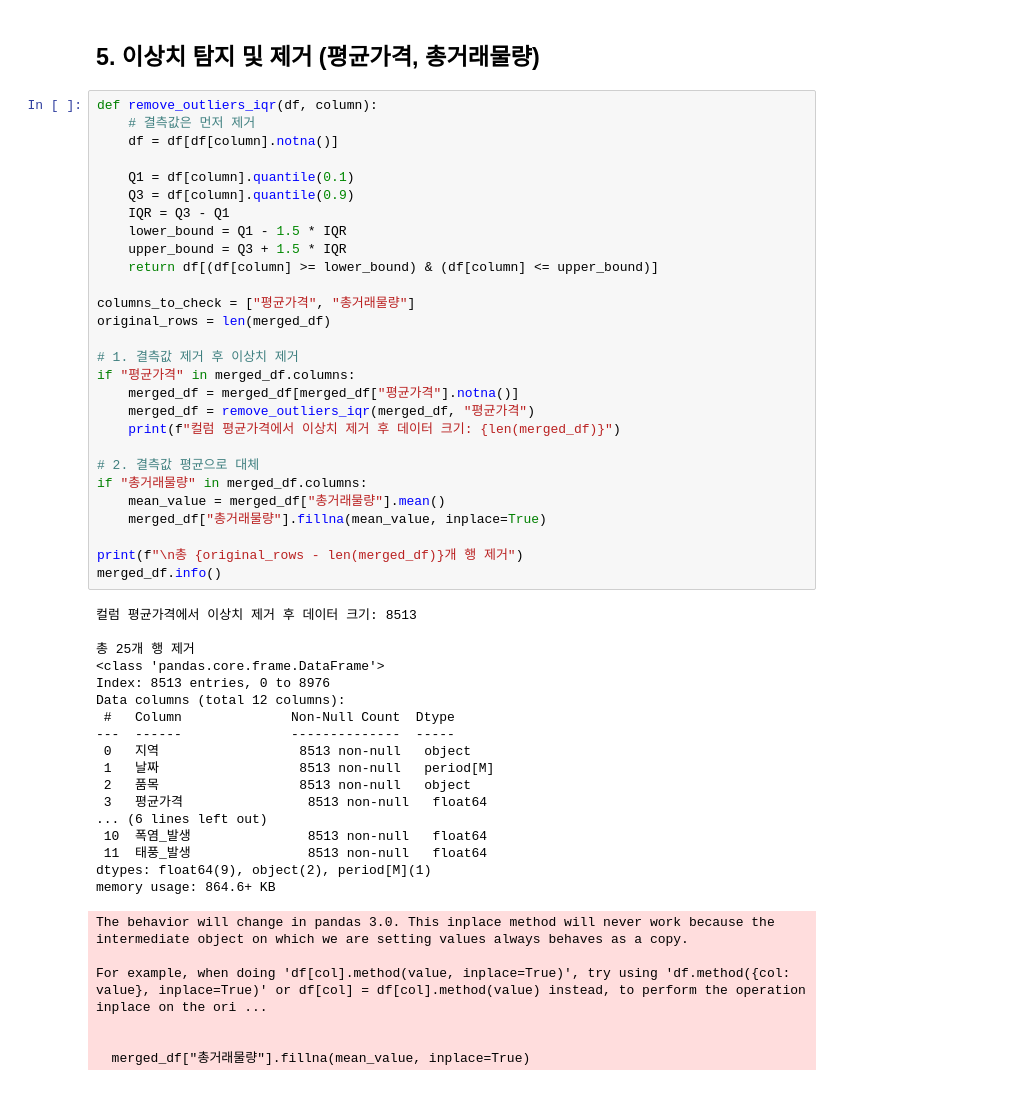
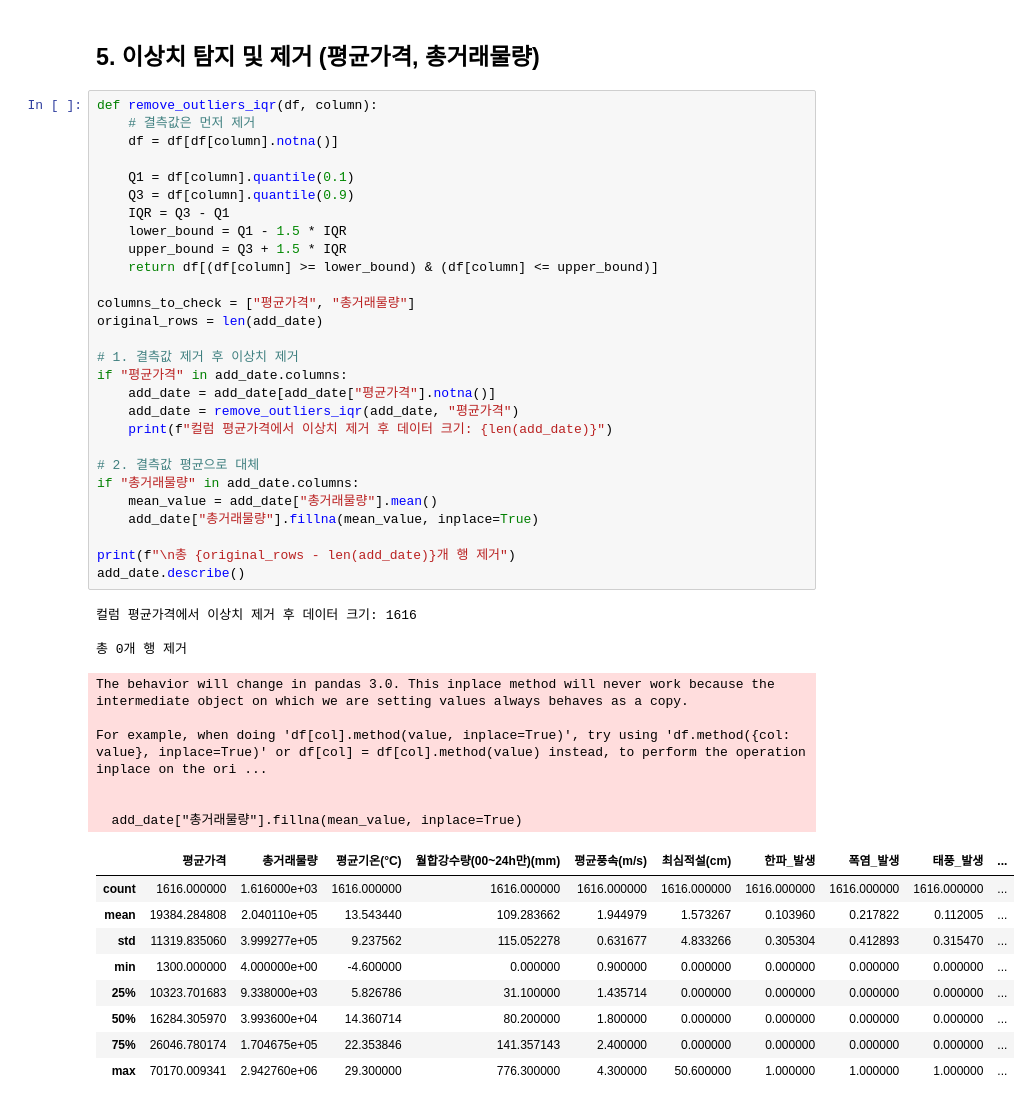
Before and after one commit to Encore-SKN-17/ML_MINI_2TEAM, a Jupyter notebook: sehee/data_visualization.ipynb, the cells around one changed output. Drawn from its saved outputs; the diff is of its cells as text.

```diff
--- a/sehee/data_visualization.ipynb
+++ b/sehee/data_visualization.ipynb
@@ -160,52 +166,47 @@ merged_df
 # %%
 def remove_outliers_iqr(df, column):
     # 결측값은 먼저 제거
     df = df[df[column].notna()]
 
     Q1 = df[column].quantile(0.1)
     Q3 = df[column].quantile(0.9)
     IQR = Q3 - Q1
     lower_bound = Q1 - 1.5 * IQR
     upper_bound = Q3 + 1.5 * IQR
     return df[(df[column] >= lower_bound) & (df[column] <= upper_bound)]
 
 columns_to_check = ["평균가격", "총거래물량"]
-original_rows = len(merged_df)
+original_rows = len(add_date)
 
 # 1. 결측값 제거 후 이상치 제거
-if "평균가격" in merged_df.columns:
-    merged_df = merged_df[merged_df["평균가격"].notna()]
-    merged_df = remove_outliers_iqr(merged_df, "평균가격")
-    print(f"컬럼 평균가격에서 이상치 제거 후 데이터 크기: {len(merged_df)}")
+if "평균가격" in add_date.columns:
+    add_date = add_date[add_date["평균가격"].notna()]
+    add_date = remove_outliers_iqr(add_date, "평균가격")
+    print(f"컬럼 평균가격에서 이상치 제거 후 데이터 크기: {len(add_date)}")
 
 # 2. 결측값 평균으로 대체
-if "총거래물량" in merged_df.columns:
-    mean_value = merged_df["총거래물량"].mean()
-    merged_df["총거래물량"].fillna(mean_value, inplace=True)
+if "총거래물량" in add_date.columns:
+    mean_value = add_date["총거래물량"].mean()
+    add_date["총거래물량"].fillna(mean_value, inplace=True)
 
-print(f"\n총 {original_rows - len(merged_df)}개 행 제거")
-merged_df.info()
+print(f"\n총 {original_rows - len(add_date)}개 행 제거")
+add_date.describe()
 # %% [output]
-컬럼 평균가격에서 이상치 제거 후 데이터 크기: 8513
+컬럼 평균가격에서 이상치 제거 후 데이터 크기: 1616
 
-총 25개 행 제거
-<class 'pandas.core.frame.DataFrame'>
-Index: 8513 entries, 0 to 8976
-Data columns (total 12 columns):
- #   Column              Non-Null Count  Dtype
----  ------              --------------  -----
- 0   지역                  8513 non-null   object
- 1   날짜                  8513 non-null   period[M]
- 2   품목                  8513 non-null   object
- 3   평균가격                8513 non-null   float64
-... (6 lines left out)
- 10  폭염_발생               8513 non-null   float64
- 11  태풍_발생               8513 non-null   float64
-dtypes: float64(9), object(2), period[M](1)
-memory usage: 864.6+ KB
+총 0개 행 제거
 The behavior will change in pandas 3.0. This inplace method will never work because the intermediate object on which we are setting values always behaves as a copy.
 
 For example, when doing 'df[col].method(value, inplace=True)', try using 'df.method({col: value}, inplace=True)' or df[col] = df[col].method(value) instead, to perform the operation inplace on the ori ...
 
 
-  merged_df["총거래물량"].fillna(mean_value, inplace=True)
+  add_date["총거래물량"].fillna(mean_value, inplace=True)
+|  | 평균가격 | 총거래물량 | 평균기온(°C) | 월합강수량(00~24h만)(mm) | 평균풍속(m/s) | 최심적설(cm) | 한파_발생 | 폭염_발생 | 태풍_발생 | ... |
+| count | 1616.000000 | 1.616000e+03 | 1616.000000 | 1616.000000 | 1616.000000 | 1616.000000 | 1616.000000 | 1616.000000 | 1616.000000 | ... |
+| mean | 19384.284808 | 2.040110e+05 | 13.543440 | 109.283662 | 1.944979 | 1.573267 | 0.103960 | 0.217822 | 0.112005 | ... |
+| std | 11319.835060 | 3.999277e+05 | 9.237562 | 115.052278 | 0.631677 | 4.833266 | 0.305304 | 0.412893 | 0.315470 | ... |
+| min | 1300.000000 | 4.000000e+00 | -4.600000 | 0.000000 | 0.900000 | 0.000000 | 0.000000 | 0.000000 | 0.000000 | ... |
+| 25% | 10323.701683 | 9.338000e+03 | 5.826786 | 31.100000 | 1.435714 | 0.000000 | 0.000000 | 0.000000 | 0.000000 | ... |
+| 50% | 16284.305970 | 3.993600e+04 | 14.360714 | 80.200000 | 1.800000 | 0.000000 | 0.000000 | 0.000000 | 0.000000 | ... |
+| 75% | 26046.780174 | 1.704675e+05 | 22.353846 | 141.357143 | 2.400000 | 0.000000 | 0.000000 | 0.000000 | 0.000000 | ... |
+| max | 70170.009341 | 2.942760e+06 | 29.300000 | 776.300000 | 4.300000 | 50.600000 | 1.000000 | 1.000000 | 1.000000 | ... |
```
Also changed, not shown: parts of 17 cells of this notebook, 4 other files.
